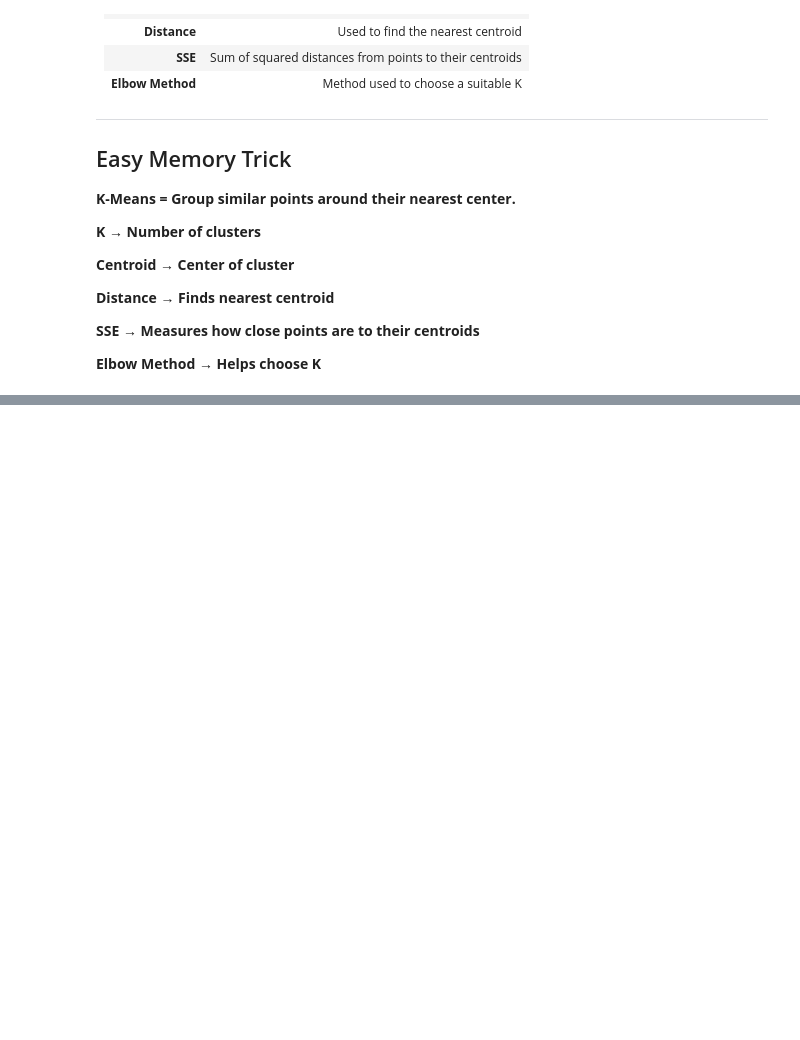
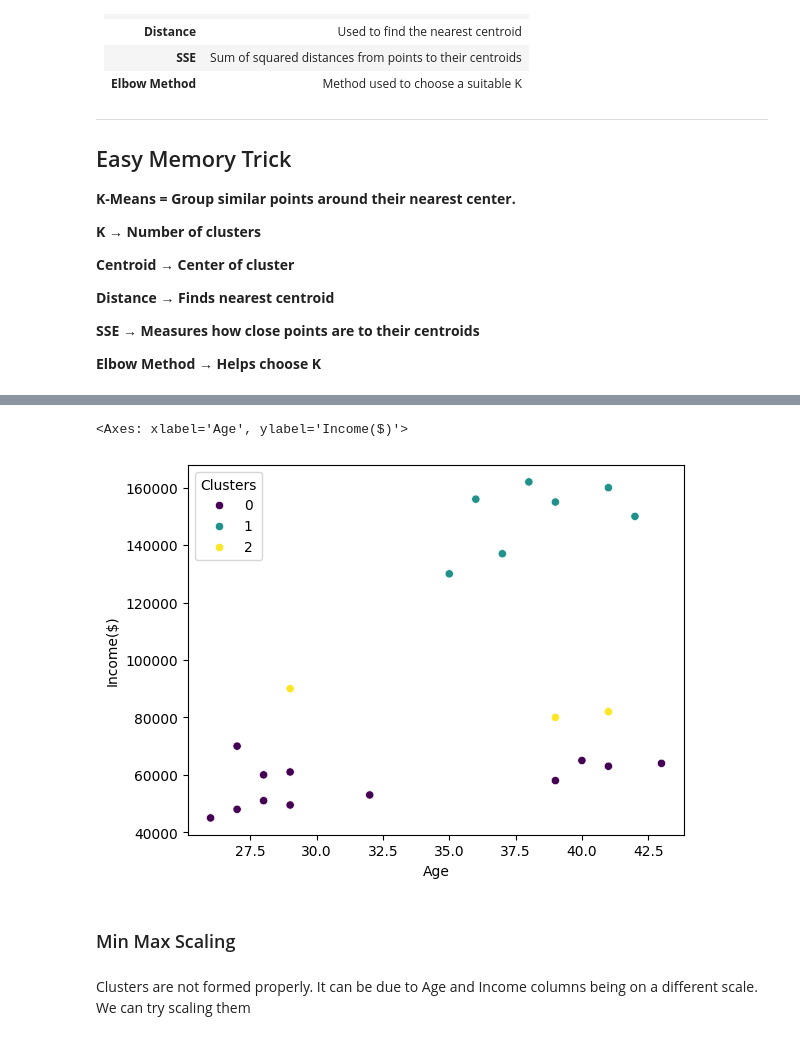
Before and after one commit to ThirumaleshV/AIE, a Jupyter notebook: ML/_7_Unsupervised_learning.ipynb, the cells around one changed output, grey strips where cells are left out. Saved outputs shown, nothing was run; the diff lists cells and outputs as text; code cells hidden in the pictures; blank space fills up the shorter version.

```diff
--- a/ML/_7_Unsupervised_learning.ipynb
+++ b/ML/_7_Unsupervised_learning.ipynb
@@ -252,0 +284,3 @@ SSE
+# %%
+df["Clusters"]=km.labels_
+df.head()
@@ -252,0 +294,11 @@ SSE
+# %%
+import seaborn as sns
+
+sns.scatterplot(df,x='Age',y="Income($)",palette='viridis',hue="Clusters")
+# %% [output]
+<Axes: xlabel='Age', ylabel='Income($)'>
+[figure, added]
+# %% [markdown]
+### Min Max Scaling
+# %% [markdown]
+Clusters are not formed properly. It can be due to Age and Income columns being on a different scale. We can try scaling them
```
Also changed, not shown: parts of 15 cells of this notebook.
